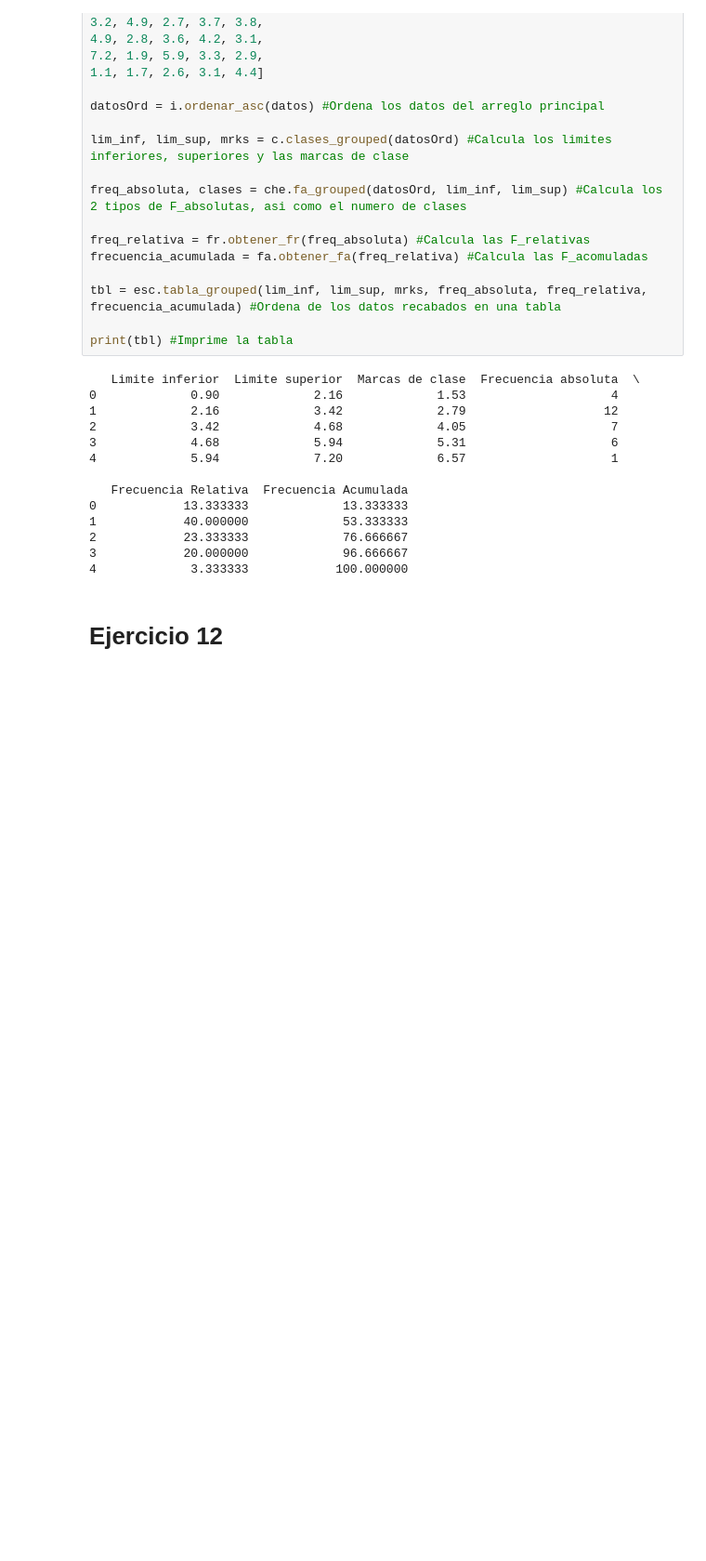
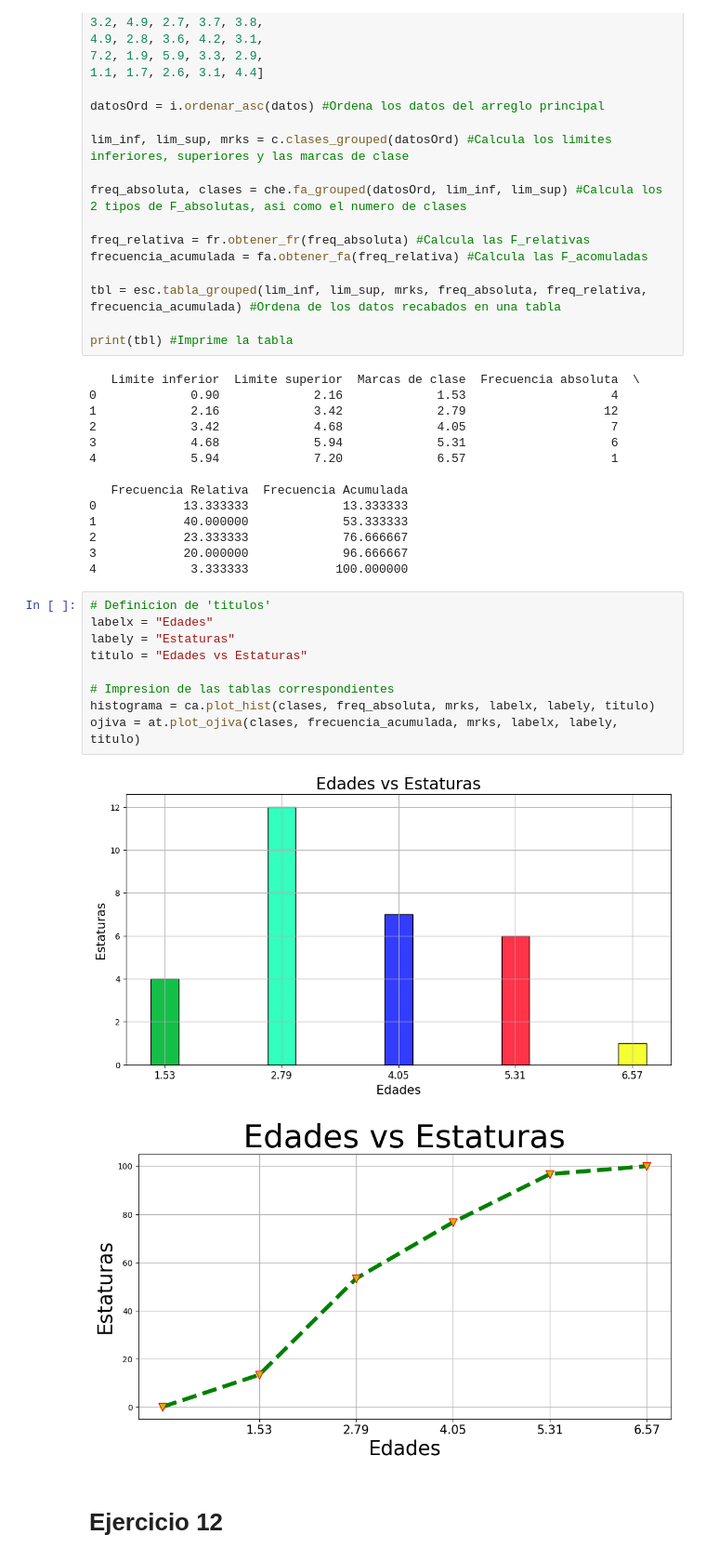
Before and after one commit to Isai23011/IMCVerano2024T1, a Jupyter notebook: Ejercicios.ipynb, the cells around one changed output. Shown at 93% size. Saved outputs shown, nothing was run; the diff lists cells and outputs as text; blank space fills up the shorter version.

```diff
--- a/Ejercicios.ipynb
+++ b/Ejercicios.ipynb
@@ -149,6 +149,18 @@ print(tbl) #Imprime la tabla
 2            23.333333             76.666667
 3            20.000000             96.666667
 4             3.333333            100.000000
+# %%
+# Definicion de 'titulos'
+labelx = "Edades"
+labely = "Estaturas"
+titulo = "Edades vs Estaturas"
+
+# Impresion de las tablas correspondientes
+histograma = ca.plot_hist(clases, freq_absoluta, mrks, labelx, labely, titulo)
+ojiva = at.plot_ojiva(clases, frecuencia_acumulada, mrks, labelx, labely, titulo)
+# %% [output]
+[figure, added]
+[figure, added]
 # %% [markdown]
 # Ejercicio 12
 # %% [markdown]
```
